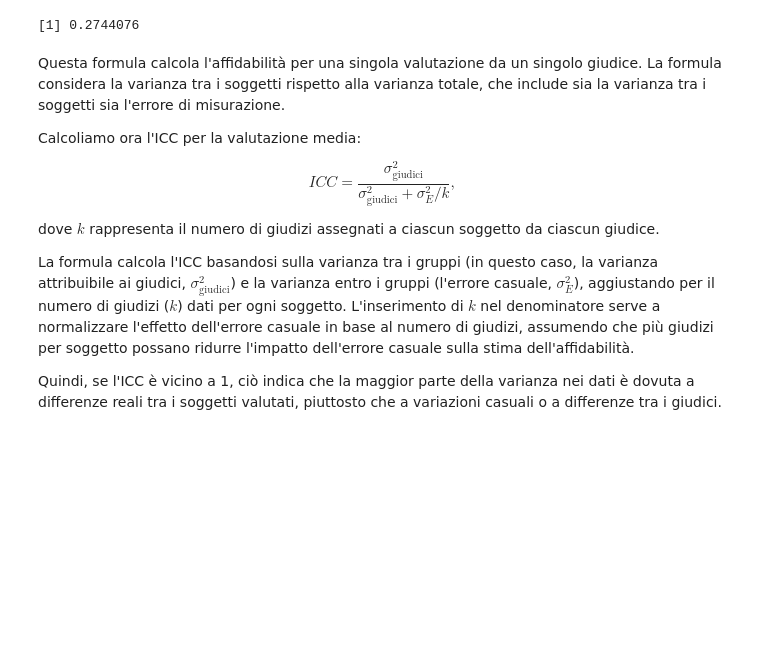
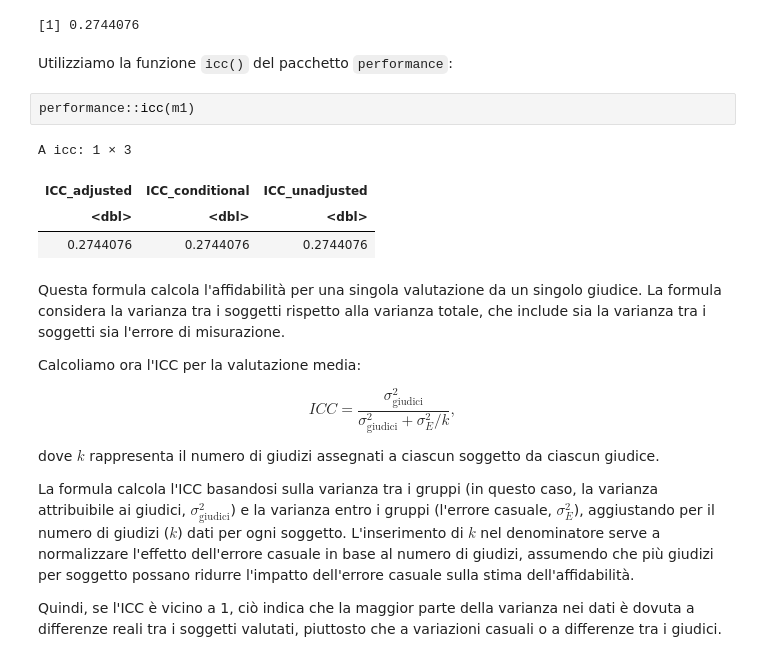
Before and after one commit to ccaudek/psy_test, a Jupyter notebook: _build/jupyter_execute/_raters/02_interrater_reliability.ipynb, the cells around one changed output. Saved outputs shown, nothing was run; the diff lists cells and outputs as text; blank space fills up the shorter version.

Commit message:
updated ICC, with the library performance

```diff
--- a/_build/jupyter_execute/_raters/02_interrater_reliability.ipynb
+++ b/_build/jupyter_execute/_raters/02_interrater_reliability.ipynb
@@ -352,6 +352,15 @@ Nella formula, l'ICC misura la proporzione della varianza totale del punteggio `
 vc_m1$vcov[1] / (vc_m1$vcov[1] + vc_m1$vcov[2])
 # %% [output]
 [1] 0.2744076
+# %% [markdown]
+Utilizziamo la funzione `icc()` del pacchetto `performance`:
+# %%
+performance::icc(m1)
+# %% [output]
+A icc: 1 × 3
+| ICC_adjusted | ICC_conditional | ICC_unadjusted |
+| <dbl> | <dbl> | <dbl> |
+| 0.2744076 | 0.2744076 | 0.2744076 |
 # %% [markdown]
 Questa formula calcola l'affidabilità per una singola valutazione da un singolo giudice. La formula considera la varianza tra i soggetti rispetto alla varianza totale, che include sia la varianza tra i soggetti sia l'errore di misurazione.
 
```
Also changed, not shown: parts of 17 cells of this notebook, 4 other files.
